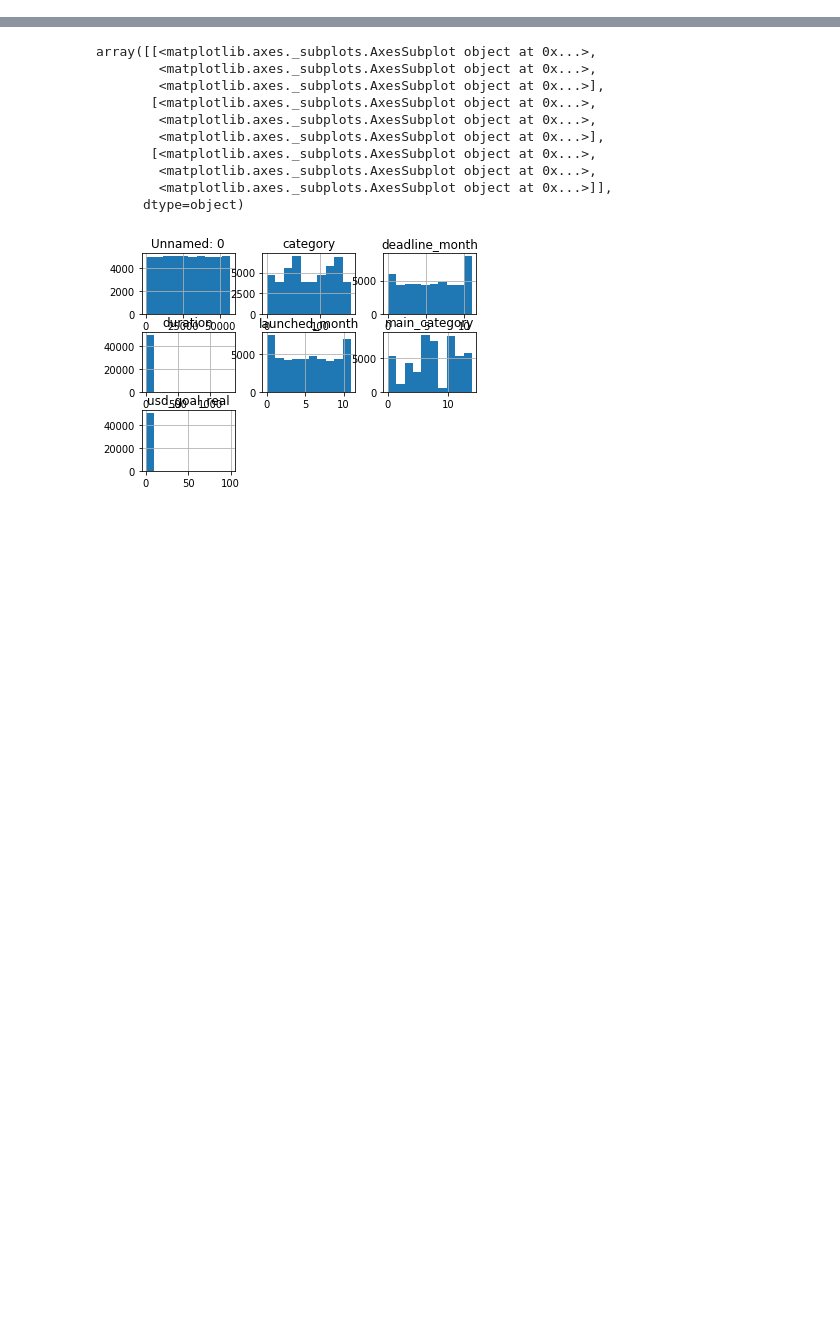
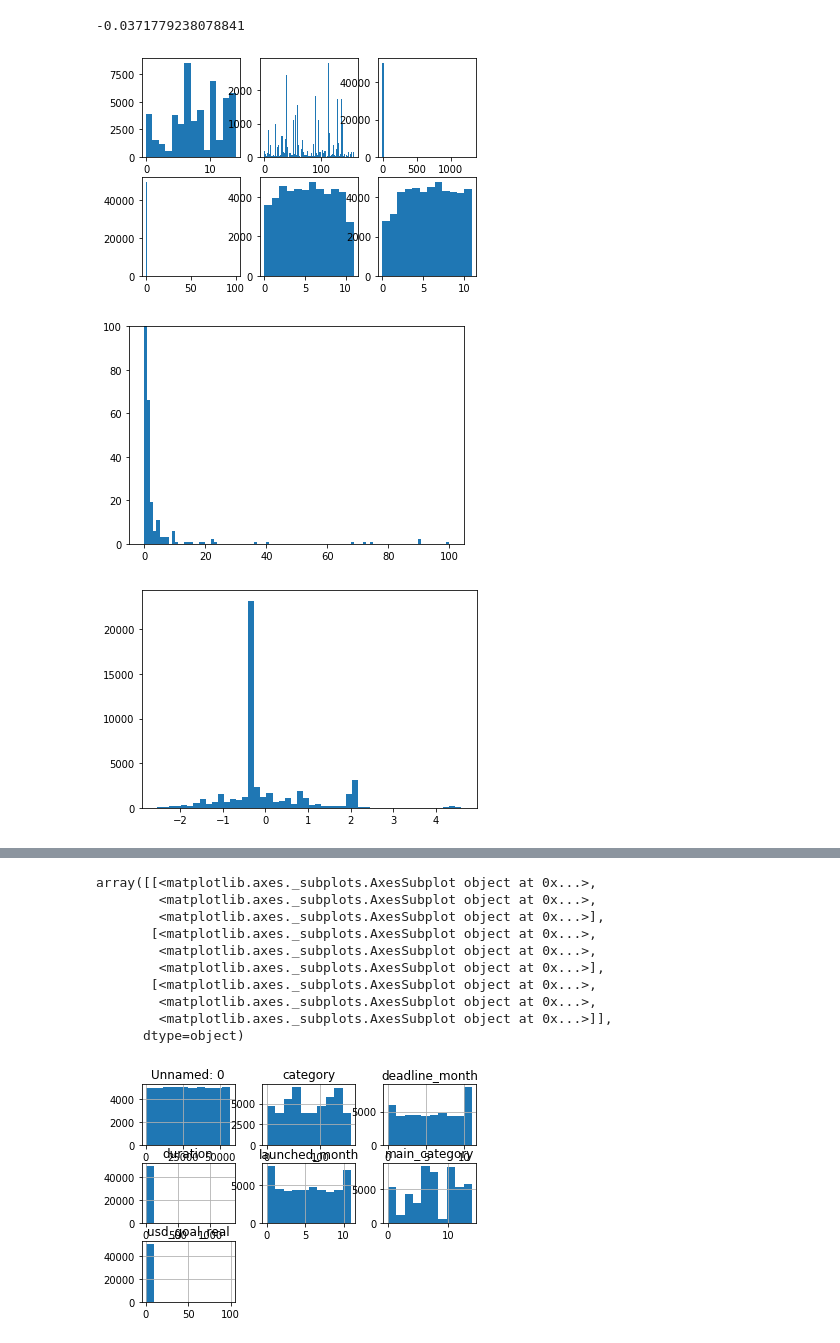
Before and after one commit to michaelmdresser/csci5622project, a Jupyter notebook: Error Analysis.ipynb, the cells around one changed output, grey strips where cells are left out. Saved outputs shown, nothing was run; the diff lists cells and outputs as text; code cells hidden in the pictures; blank space fills up the shorter version.

```diff
--- a/Error Analysis.ipynb
+++ b/Error Analysis.ipynb
@@ -171,0 +150,29 @@ print(np.std(df.usd_goal_real))
+# %%
+df=pd.read_csv("./data/preprocess-base-x-test.csv")
+X_test = np.array(df)
+#X_test[:,3]=X_test[:,3]/np.amax(X_test[:,3])
+#X_test[:,4]=X_test[:,4]/np.amax(X_test[:,4])
+loc = [1,2,3,4,5,6]
+bins = [14,150,50,100,12,12]
+fig,ax = plt.subplots(2,3)
+i=0
+for row in ax:
+    for col in row:
+        col.hist(X_test[:,loc[i]],bins=bins[i])
+        i+=1
+
+fig,ax = plt.subplots()
+ax.hist(X_test[:,4],bins[3])
+plt.ylim(0,100)
+
+INDEX = np.asarray(X_test[:,3]<=100).nonzero()
+fig,ax = plt.subplots()
+ax.hist(X_test[INDEX[0],3],bins[2])
+#plt.ylim(0,100)
+
+print(np.amin(X_test[:,4]))
+# %% [output]
+-0.0371779238078841
+[figure, added]
+[figure, added]
+[figure, added]
```
Also changed, not shown: parts of 10 cells of this notebook.
